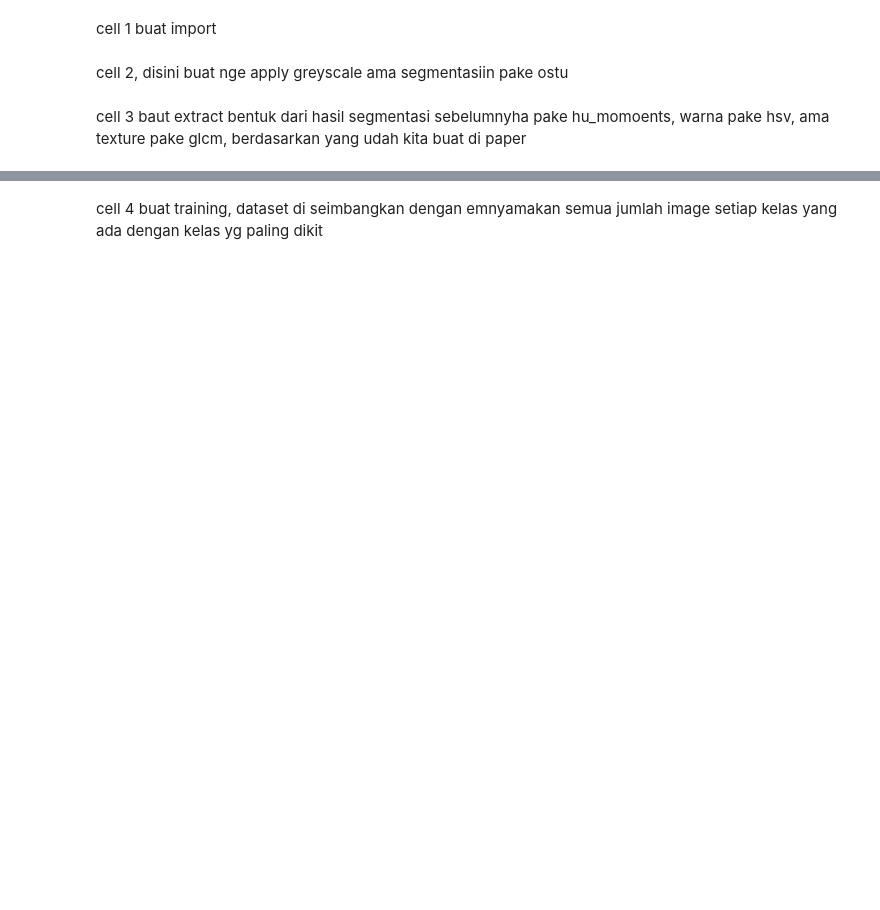
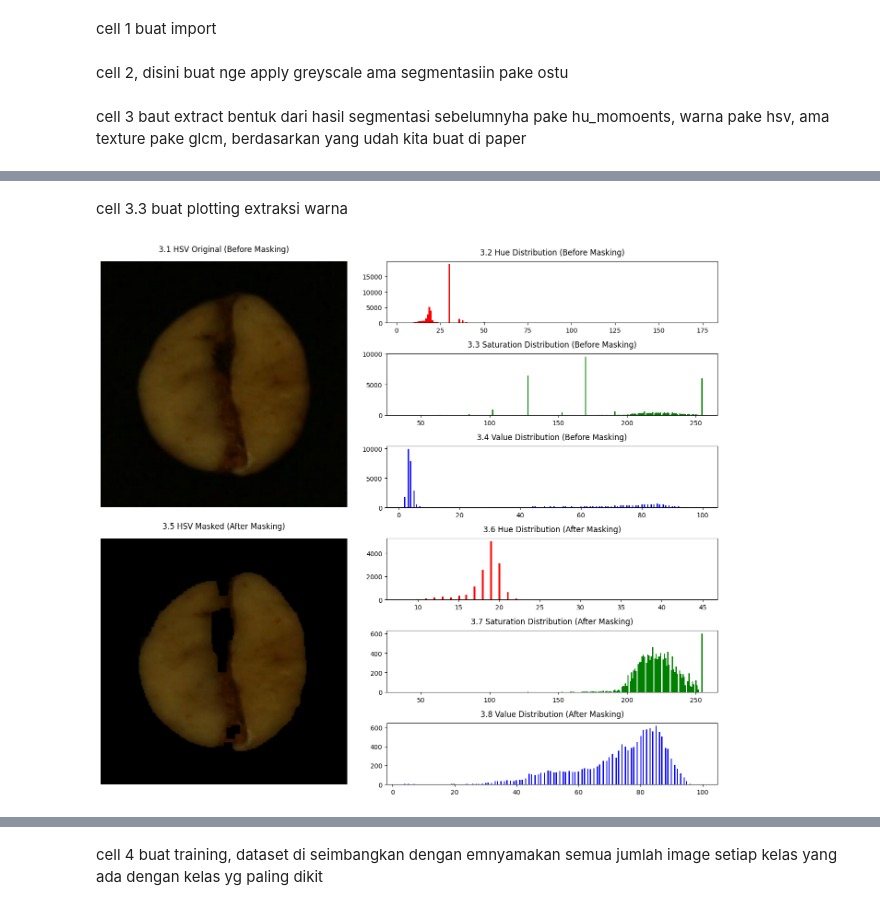
Before and after one commit to danaffani/PCD-Final-Kelompok, a Jupyter notebook: sc.ipynb, the cells around one changed output, grey strips where cells are left out. Drawn from its saved outputs; the diff is of its cells as text; code cells hidden in the pictures; blank space fills up the shorter version.

```diff
--- a/sc.ipynb
+++ b/sc.ipynb
@@ -59,0 +136,69 @@ def extract_features(img_path):
+# %% [markdown]
+cell 3.3 buat plotting extraksi warna
+# %%
+# Konversi gambar ke HSV
+hsv = cv2.cvtColor(resized, cv2.COLOR_BGR2HSV)
+hsv_masked = apply_mask(hsv, opened_noblur)
+
+# Ekstrak channel HSV sebelum masking
+h1, s1, v1 = cv2.split(hsv)
+h1 = h1[h1 > 0]
+s1 = s1[s1 > 0]
+v1 = v1[v1 > 0]
+
+# Ekstrak channel HSV setelah masking
+h2, s2, v2 = cv2.split(hsv_masked)
+h2 = h2[h2 > 0]
+s2 = s2[s2 > 0]
+v2 = v2[v2 > 0]
+
+# Buat layout 2x2, dengan kolom kanan dibagi jadi 3 baris
+fig = plt.figure(figsize=(14, 12))
+gs = gridspec.GridSpec(2, 2, width_ratios=[1, 1.2], height_ratios=[1, 1])
+
+# Kiri atas - Gambar sebelum masking
+ax0 = fig.add_subplot(gs[0, 0])
+ax0.imshow(cv2.cvtColor(hsv, cv2.COLOR_HSV2RGB))
+ax0.set_title("3.1 HSV Original (Before Masking)", pad=15)
+ax0.axis("off")
+
+# Kanan atas - Histogram HSV sebelum masking (3 baris)
+gs_hist1 = gridspec.GridSpecFromSubplotSpec(3, 1, subplot_spec=gs[0, 1], hspace=0.5)
+ax1 = fig.add_subplot(gs_hist1[0])
+ax2 = fig.add_subplot(gs_hist1[1])
+ax3 = fig.add_subplot(gs_hist1[2])
+
+ax1.hist(h1.ravel(), bins=180, color='red')
+ax1.set_title("3.2 Hue Distribution (Before Masking)", pad=10)
+
+ax2.hist(s1.ravel(), bins=256, color='green')
+ax2.set_title("3.3 Saturation Distribution (Before Masking)", pad=10)
+
+ax3.hist(v1.ravel(), bins=256, color='blue')
+ax3.set_title("3.4 Value Distribution (Before Masking)", pad=10)
+
+# Kiri bawah - Gambar setelah masking
+ax4 = fig.add_subplot(gs[1, 0])
+ax4.imshow(cv2.cvtColor(hsv_masked, cv2.COLOR_HSV2RGB))
+ax4.set_title("3.5 HSV Masked (After Masking)", pad=15)
+ax4.axis("off")
+
+# Kanan bawah - Histogram HSV setelah masking (3 baris)
+gs_hist2 = gridspec.GridSpecFromSubplotSpec(3, 1, subplot_spec=gs[1, 1], hspace=0.5)
+ax5 = fig.add_subplot(gs_hist2[0])
+ax6 = fig.add_subplot(gs_hist2[1])
+ax7 = fig.add_subplot(gs_hist2[2])
+
+ax5.hist(h2.ravel(), bins=180, color='red')
+ax5.set_title("3.6 Hue Distribution (After Masking)", pad=10)
+
+ax6.hist(s2.ravel(), bins=256, color='green')
+ax6.set_title("3.7 Saturation Distribution (After Masking)", pad=10)
+
+ax7.hist(v2.ravel(), bins=256, color='blue')
+ax7.set_title("3.8 Value Distribution (After Masking)", pad=10)
+
+plt.tight_layout(rect=[0, 0, 1, 1.02])
+plt.show()
+# %% [output]
+[figure, added]
```
Also changed, not shown: parts of 20 cells of this notebook, 12 other files.
